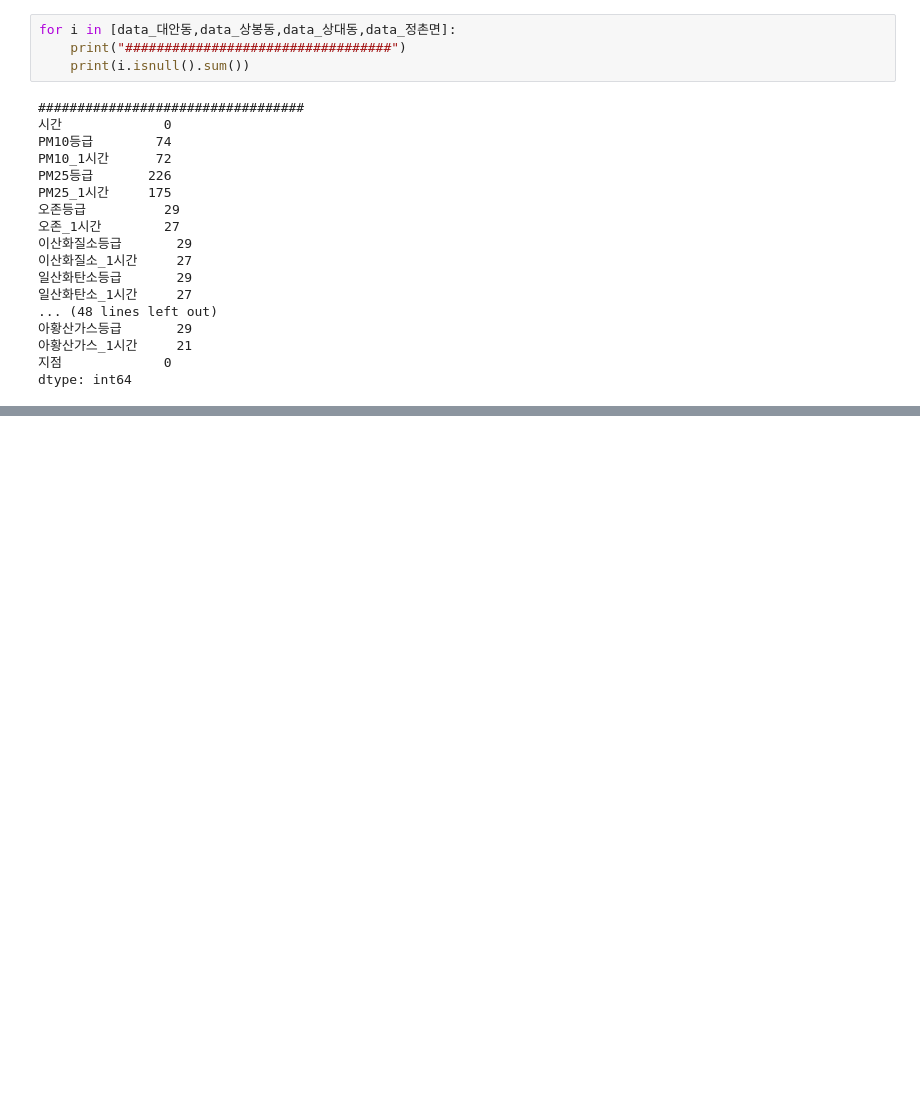
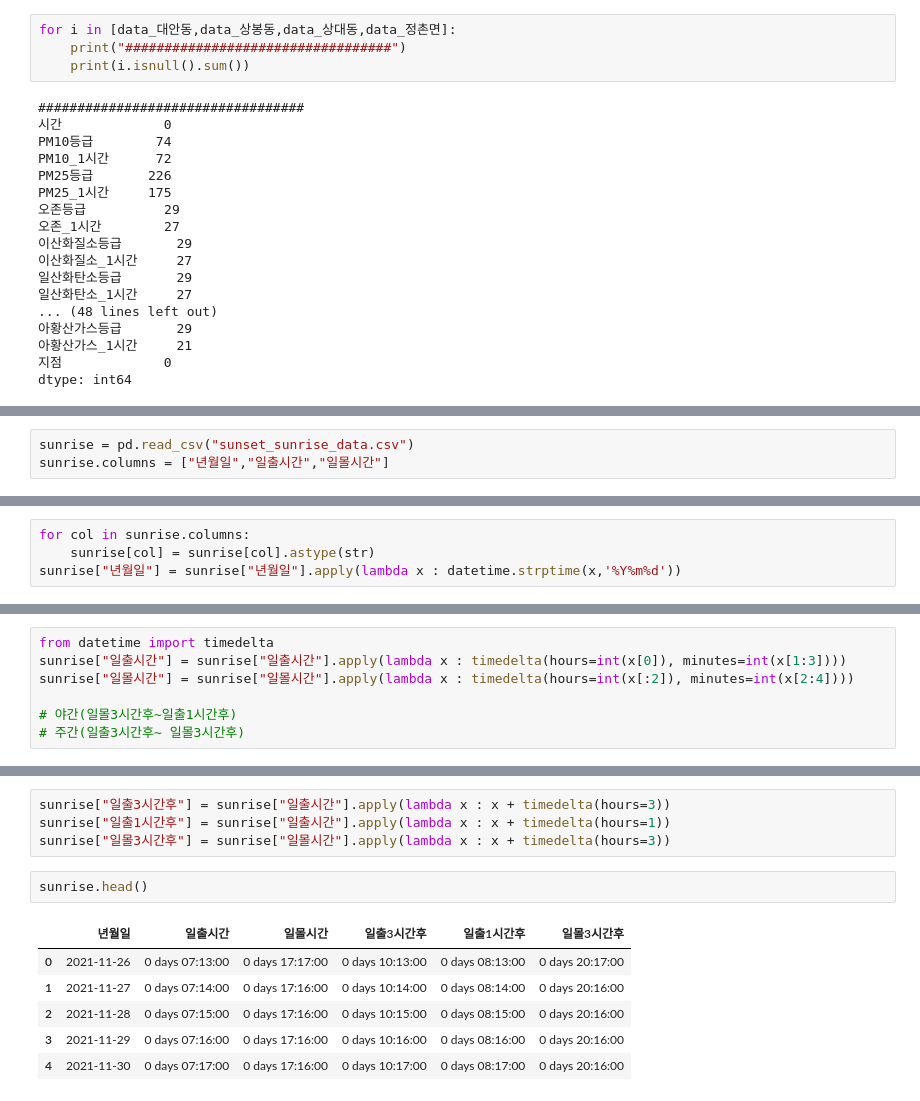
Before and after one commit to yxbxn/smart_farm, a Jupyter notebook: 추가변수 수집.ipynb, the cells around one changed output, grey strips where cells are left out. Drawn from its saved outputs; the diff is of its cells as text; blank space fills up the shorter version.

Commit message:
일출 일몰시간 가공

```diff
--- a/추가변수 수집.ipynb
+++ b/추가변수 수집.ipynb
@@ -434,0 +476,3 @@ dtype: int64
+# %%
+sunrise = pd.read_csv("sunset_sunrise_data.csv")
+sunrise.columns = ["년월일","일출시간","일몰시간"]
@@ -434,0 +488,4 @@ dtype: int64
+# %%
+for col in sunrise.columns:
+    sunrise[col] = sunrise[col].astype(str)
+sunrise["년월일"] = sunrise["년월일"].apply(lambda x : datetime.strptime(x,'%Y%m%d'))
@@ -434,0 +505,7 @@ dtype: int64
+# %%
+from datetime import timedelta
+sunrise["일출시간"] = sunrise["일출시간"].apply(lambda x : timedelta(hours=int(x[0]), minutes=int(x[1:3])))
+sunrise["일몰시간"] = sunrise["일몰시간"].apply(lambda x : timedelta(hours=int(x[:2]), minutes=int(x[2:4])))
+
+# 야간(일몰3시간후~일출1시간후)
+# 주간(일출3시간후~ 일몰3시간후)
@@ -434,0 +521,13 @@ dtype: int64
+# %%
+sunrise["일출3시간후"] = sunrise["일출시간"].apply(lambda x : x + timedelta(hours=3))
+sunrise["일출1시간후"] = sunrise["일출시간"].apply(lambda x : x + timedelta(hours=1))
+sunrise["일몰3시간후"] = sunrise["일몰시간"].apply(lambda x : x + timedelta(hours=3))
+# %%
+sunrise.head()
+# %% [output]
+|  | 년월일 | 일출시간 | 일몰시간 | 일출3시간후 | 일출1시간후 | 일몰3시간후 |
+| 0 | 2021-11-26 | 0 days 07:13:00 | 0 days 17:17:00 | 0 days 10:13:00 | 0 days 08:13:00 | 0 days 20:17:00 |
+| 1 | 2021-11-27 | 0 days 07:14:00 | 0 days 17:16:00 | 0 days 10:14:00 | 0 days 08:14:00 | 0 days 20:16:00 |
+| 2 | 2021-11-28 | 0 days 07:15:00 | 0 days 17:16:00 | 0 days 10:15:00 | 0 days 08:15:00 | 0 days 20:16:00 |
+| 3 | 2021-11-29 | 0 days 07:16:00 | 0 days 17:16:00 | 0 days 10:16:00 | 0 days 08:16:00 | 0 days 20:16:00 |
+| 4 | 2021-11-30 | 0 days 07:17:00 | 0 days 17:16:00 | 0 days 10:17:00 | 0 days 08:17:00 | 0 days 20:16:00 |
```
Also changed, not shown: parts of 8 cells of this notebook.
